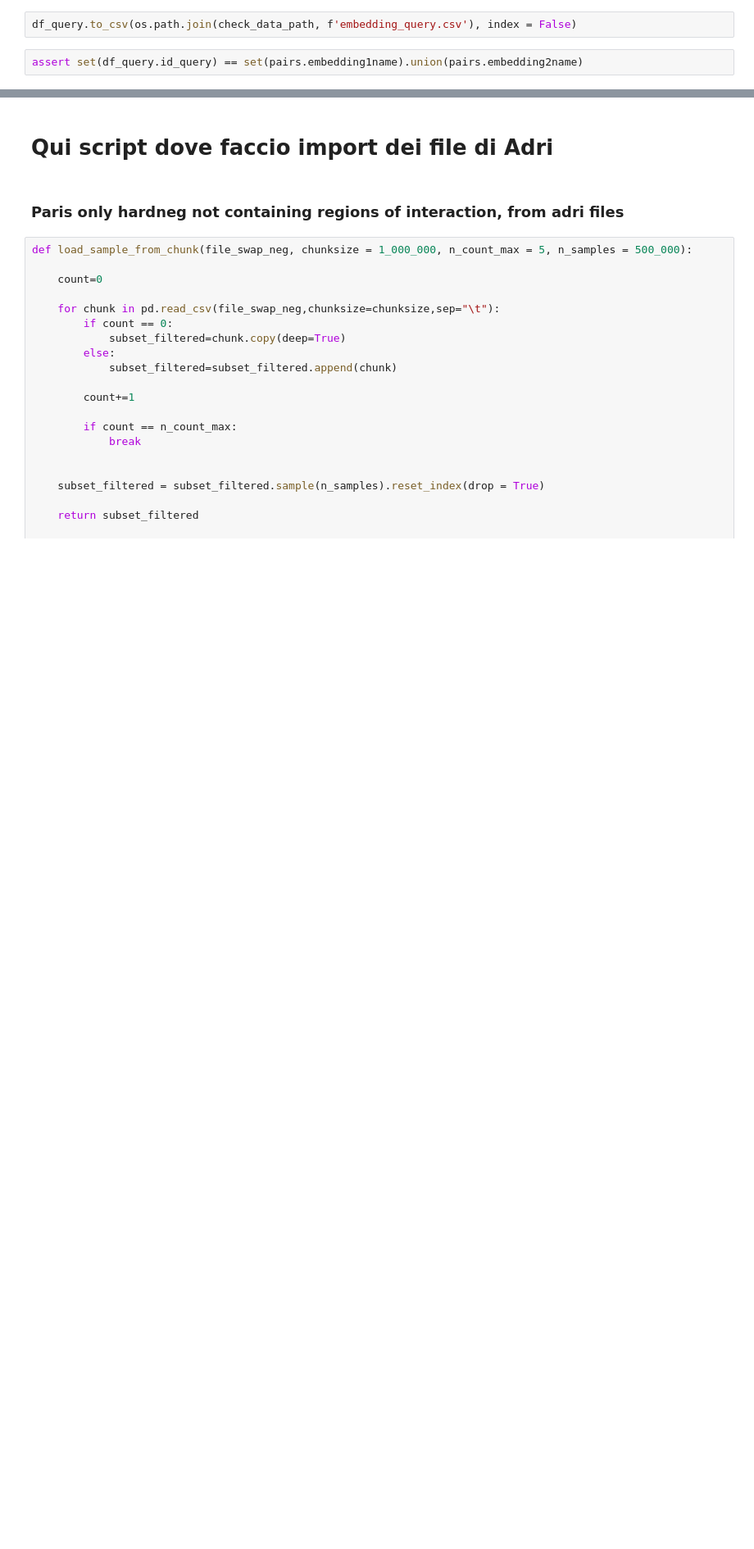
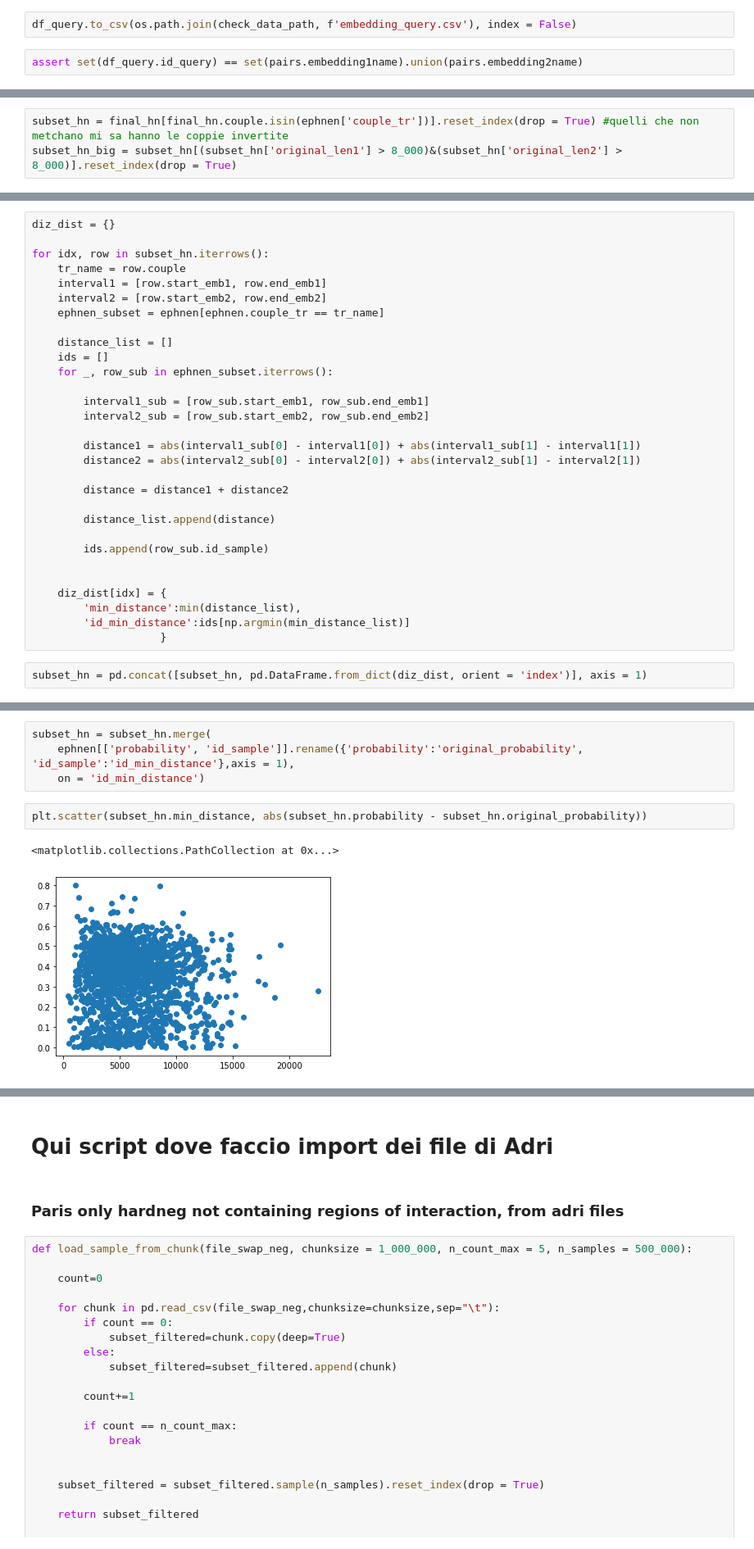
Before and after one commit to giorgiobini/RIME, a Jupyter notebook: src/check_predictions_with_adri.ipynb, the cells around one changed output, grey strips where cells are left out. Shown at 82% size. Saved outputs shown, nothing was run; the diff lists cells and outputs as text; blank space fills up the shorter version.

```diff
--- a/src/check_predictions_with_adri.ipynb
+++ b/src/check_predictions_with_adri.ipynb
@@ -386,0 +723,3 @@ assert set(df_query.id_query) == set(pairs.embedding1name).union(pairs.embedding
+# %%
+subset_hn = final_hn[final_hn.couple.isin(ephnen['couple_tr'])].reset_index(drop = True) #quelli che non metchano mi sa hanno le coppie invertite
+subset_hn_big = subset_hn[(subset_hn['original_len1'] > 8_000)&(subset_hn['original_len2'] > 8_000)].reset_index(drop = True)
@@ -386,0 +743,32 @@ assert set(df_query.id_query) == set(pairs.embedding1name).union(pairs.embedding
+# %%
+diz_dist = {}
+
+for idx, row in subset_hn.iterrows():
+    tr_name = row.couple
+    interval1 = [row.start_emb1, row.end_emb1]
+    interval2 = [row.start_emb2, row.end_emb2]
+    ephnen_subset = ephnen[ephnen.couple_tr == tr_name]
+
+    distance_list = []
+    ids = []
+    for _, row_sub in ephnen_subset.iterrows():
+
+        interval1_sub = [row_sub.start_emb1, row_sub.end_emb1]
+        interval2_sub = [row_sub.start_emb2, row_sub.end_emb2]
+
+        distance1 = abs(interval1_sub[0] - interval1[0]) + abs(interval1_sub[1] - interval1[1])
+        distance2 = abs(interval2_sub[0] - interval2[0]) + abs(interval2_sub[1] - interval2[1])
+
+        distance = distance1 + distance2
+
+        distance_list.append(distance)
+
+        ids.append(row_sub.id_sample)
+
+
+    diz_dist[idx] = {
+        'min_distance':min(distance_list),
+        'id_min_distance':ids[np.argmin(min_distance_list)]
+                    }
+# %%
+subset_hn = pd.concat([subset_hn, pd.DataFrame.from_dict(diz_dist, orient = 'index')], axis = 1)
@@ -386,0 +779,9 @@ assert set(df_query.id_query) == set(pairs.embedding1name).union(pairs.embedding
+# %%
+subset_hn = subset_hn.merge(
+    ephnen[['probability', 'id_sample']].rename({'probability':'original_probability', 'id_sample':'id_min_distance'},axis = 1),
+    on = 'id_min_distance')
+# %%
+plt.scatter(subset_hn.min_distance, abs(subset_hn.probability - subset_hn.original_probability))
+# %% [output]
+<matplotlib.collections.PathCollection at 0x...>
+[figure, added]
```
Also changed, not shown: parts of 71 cells of this notebook, 3 other files.
